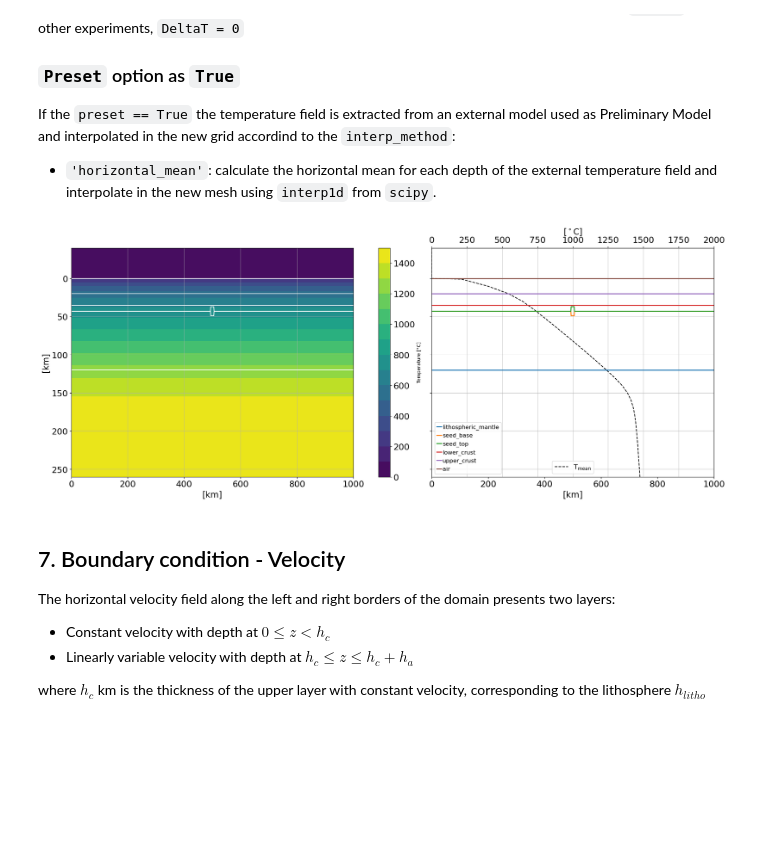
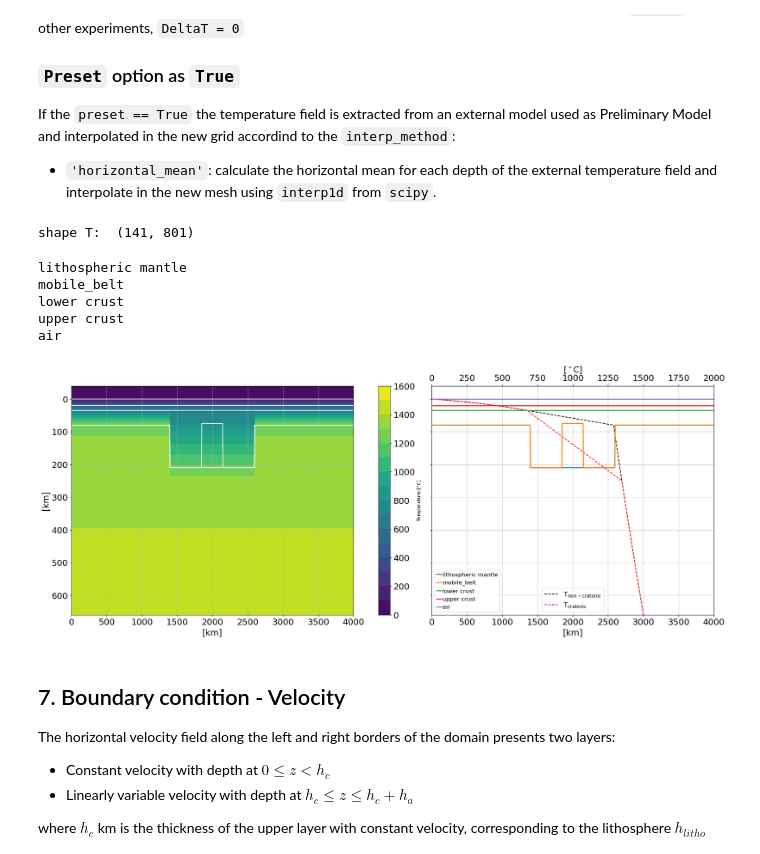
Before and after one commit to jopmas/scripts, a Jupyter notebook: basic_experiments_inputs_creator.ipynb, the cells around one changed output. Drawn from its saved outputs; the diff is of its cells as text; code cells hidden in the pictures; blank space fills up the shorter version.

```diff
--- a/basic_experiments_inputs_creator.ipynb
+++ b/basic_experiments_inputs_creator.ipynb
@@ -1459,0 +1056,19 @@ ax.legend(loc='lower left', fontsize=label_size-4)
+# %%
+#Plot interfaces
+fig, ax = plt.subplots(figsize=(16, 8))
+
+for layer in layers[1::]:
+    ax.plot(x / 1.0e3, (-layer.interface+air.base_depth) / 1e3, label=f"{layer.layer_label}")
+
+ax.set_yticks(np.arange(-Lz / 1e3, 1 / 1e3, 50))
+ax.set_xlim([0, Lx/1000])
+ax.set_ylim([(-Lz+air.base_depth) / 1e3, 0+air.base_depth / 1e3])
+
+ax.set_xlabel("x [km]")
+ax.set_ylabel("Depth [km]")
+
+ax.set_xlabel("x [km]", fontsize=label_size)
+ax.set_ylabel("Depth [km]", fontsize=label_size)
+
+ax.set_title("Interfaces: " + experiment)
+ax.legend(loc='lower left', fontsize=label_size-4)
@@ -1486,8 +1136,8 @@ If the `preset == True` the temperature field is extracted from an external mode
 ##############################################################################
 
 if(preset == False):
-    T = 1300 * (z - thickness_sa) / (thickness_litho)  # Temperature
-    # T = 1300 * (z - thickness_sa) / (130*1.0E3)  # Temperature of 1300 isotherm bellow the lithosphere
+    T = 1300 * (z - thickness_air) / (thickness_litho)  # Temperature
+    # T = 1300 * (z - thickness_air) / (130*1.0E3)  # Temperature of 1300 isotherm bellow the lithosphere
 
     ccapacity = 1250*1.0 #937.5=75% #J/kg/K? #DEFAULT.
     # ccapacity = 1250*0.75 #937.5=75% #J/kg/K?
@@ -1498,8 +1148,8 @@ if(preset == False):
     # TP = 1400
     # TP = 1450
 
-    Ta = (TP / np.exp(-10 * 3.28e-5 * (z - thickness_sa) / ccapacity)) + DeltaT
-    # Ta = 1262 / np.exp(-10 * 3.28e-5 * (z - thickness_sa) / ccapacity)steady s
+    Ta = (TP / np.exp(-10 * 3.28e-5 * (z - thickness_air) / ccapacity)) + DeltaT
+    # Ta = 1262 / np.exp(-10 * 3.28e-5 * (z - thickness_air) / ccapacity)steady s
 
     T[T < 0.0] = 0.0
     cond1 = Ta<T #VICTOR
@@ -1510,19 +1160,19 @@ if(preset == False):
 
     H = np.zeros_like(T)
 
-    cond = (z >= thickness_sa) & (z < thickness_upper_crust + thickness_sa)  # upper crust
-    H[cond] = H_upper_crust
+    cond = (z >= thickness_air) & (z < thickness_upper_crust + thickness_air)  # upper crust
+    H[cond] = upper_crust.radiogenic_heat_production
 
-    cond = (z >= thickness_upper_crust + thickness_sa) & (
-        z < thickness_lower_crust + thickness_upper_crust + thickness_sa
+    cond = (z >= thickness_upper_crust + thickness_air) & (
+        z < thickness_lower_crust + thickness_upper_crust + thickness_air
     )  # lower crust
-    H[cond] = H_lower_crust
+    H[cond] = lower_crust.radiogenic_heat_production
 
     Taux = np.copy(T)
     t = 0
     dt = 5000
     dt_sec = dt * 365 * 24 * 3600
-    # cond = (z > thickness_sa + thickness_litho) | (T == 0)  # (T > 1300) | (T == 0) #OLD
+    # cond = (z > thickness_air + thickness_litho) | (T == 0)  # (T > 1300) | (T == 0) #OLD
     cond = cond1 | (T == 0)  # (T > 1300) | (T == 0) #VICTOR
     dz = Lz / (Nz - 1)
 
@@ -1556,7 +1206,7 @@ if(preset == False):
 
         #Making the temperature profile for the keel
         Tk_mean = np.copy(datai_mean)
-        cond_mlit = (z_aux <= thickening+thickness_sa) & (z_aux >= thickness_sa + thickness_upper_crust + thickness_lower_crust)
+        cond_mlit = (z_aux <= thickening+thickness_air) & (z_aux >= thickness_air + thickness_upper_crust + thickness_lower_crust)
 
         T1 = datai_mean[cond_mlit][0] #bottom
         T0 = datai_mean[cond_mlit][-1] #top
@@ -1673,7 +1323,7 @@ else:
 
             #Making the temperature profile for the keel
             Tk_mean = np.copy(datai_mean)
-            cond_mlit = (z_aux <= thickening+thickness_sa) & (z_aux >= thickness_sa + thickness_upper_crust + thickness_lower_crust)
+            cond_mlit = (z_aux <= thickening+thickness_air) & (z_aux >= thickness_air + thickness_upper_crust + thickness_lower_crust)
 
             T1 = datai_mean[cond_mlit][0] #bottom
             T0 = datai_mean[cond_mlit][-1] #top
@@ -1717,12 +1367,14 @@ else:
         # print('shape T: ', np.shape(T))
 
     np.savetxt("input_temperature_0.txt", np.reshape(T, (Nx * Nz)), header="T1\nT2\nT3\nT4")
+# %% [output]
+shape T:  (141, 801)
 # %%
 fig, (ax0, ax1) = plt.subplots(nrows=1, ncols=2, constrained_layout=True, figsize=(20, 8), sharey=True)
 
-im = ax0.contourf(X / 1.0e3, (Z - thickness_sa) / 1.0e3, T,
+im = ax0.contourf(X / 1.0e3, (Z - thickness_air) / 1.0e3, T,
                   levels=np.arange(0, np.max(T) + 100, 100))
-ax0.set_ylim((Lz - thickness_sa) / 1.0e3, -thickness_sa / 1000)
+ax0.set_ylim((Lz - thickness_air) / 1.0e3, -thickness_air / 1000)
 ax0.set_xlabel("km", fontsize=label_size)
 ax0.set_ylabel("km", fontsize=label_size)
 ax1.set_xlabel("$^\circ$C", fontsize=label_size)
@@ -1731,53 +1383,59 @@ ax1.set_xlabel("$^\circ$C", fontsize=label_size)
 if(keel_adjust==True):
     idx = 0
 
-    ax1.plot(T[:, idx], (z - thickness_sa) / 1.0e3, "--k", label=r'T$_{\mathrm{non-cratonic}}$')
-    ax1.plot(Tk_mean_interp, (z - thickness_sa) / 1.0e3, '--', color='r', label=r'T$_{\mathrm{cratonic}}$')
+    ax1.plot(T[:, idx], (z - thickness_air) / 1.0e3, "--k", label=r'T$_{\mathrm{non-cratonic}}$')
+    ax1.plot(Tk_mean_interp, (z - thickness_air) / 1.0e3, '--', color='r', label=r'T$_{\mathrm{cratonic}}$')
 
-    # ax1.plot(tfit, (z - thickness_sa) / 1.0e3, '--', color='b', label=r'T$_{\mathrm{fit}}$')
+    # ax1.plot(tfit, (z - thickness_air) / 1.0e3, '--', color='b', label=r'T$_{\mathrm{fit}}$')
 else:
-    ax1.plot(T[:, 0], (z - thickness_sa) / 1.0e3, "--k", label=r'T$_{\mathrm{mean}}$')
+    ax1.plot(T[:, 0], (z - thickness_air) / 1.0e3, "--k", label=r'T$_{\mathrm{mean}}$')
 
 T_xlim = 2000 #oC
 code = 0
 
 ax_aux = ax1.twiny()
 
-for label, layer in interfaces.items():
+for layer in layers[1::]:
+    print(layer.layer_label)
     # print(label, "(size): ", np.size(layer))
-    # ax1.plot(x/1.0E3, (-layer + thickness_sa)/1.0E3, label=f"{label}")
-    ax0.plot(x/1.0E3, (layer - thickness_sa)/1.0E3, color='xkcd:white')
-    ax_aux.plot(x/1.0E3, (layer - thickness_sa)/1.0E3, label=label, lw=2)
+    # ax1.plot(x/1.0E3, (-layer + thickness_air)/1.0E3, label=f"{label}")
+    ax0.plot(x/1.0E3, (layer.interface - thickness_air)/1.0E3, color='xkcd:white')
+    ax_aux.plot(x/1.0E3, (layer.interface - thickness_air)/1.0E3, label=f"{layer.layer_label}", lw=2)
 
 
-ax0.set_ylim((Lz - thickness_sa) / 1.0e3, -thickness_sa / 1000)
+ax0.set_ylim((Lz - thickness_air) / 1.0e3, -thickness_air / 1000)
 ax0.set_xlabel("[km]", fontsize=label_size)
 ax0.set_ylabel("[km]", fontsize=label_size)
 
 
 ax1.set_xlabel("[$^\circ$C]", fontsize=label_size)
 cbar = fig.colorbar(im, orientation='vertical', ax=ax0)
 cbar.set_label("Temperature [°C]")
 
 ax1.tick_params(top=True, labeltop=True, bottom=False, labelbottom=False)
 ax1.xaxis.set_label_position('top')
-ax1.set_ylim((Lz - thickness_sa) / 1.0e3, -thickness_sa / 1000)
+ax1.set_ylim((Lz - thickness_air) / 1.0e3, -thickness_air / 1000)
 ax1.set_xlim(0, T_xlim)
 ax0.grid(':k', alpha=0.7)
 ax1.grid(':k', alpha=0.7)
 
 ax_aux.tick_params(top=False, labeltop=False, bottom=True, labelbottom=True)
 ax_aux.xaxis.set_label_position('bottom')
 ax_aux.set_xlabel('[km]', fontsize=label_size)
 ax_aux.set_xlim(0, Lx/1000)
-ax_aux.set_ylim((Lz - thickness_sa) / 1.0e3, -thickness_sa / 1000)
+ax_aux.set_ylim((Lz - thickness_air) / 1.0e3, -thickness_air / 1000)
 
 ax1.legend(loc='lower center', fontsize=14, ncol=1)
 ax_aux.legend(loc='lower left', fontsize=12, ncol=1, handletextpad=0.2, handlelength=.8)
 
 fig.savefig("initial_temperature_field.png")
 # %% [output]
+lithospheric mantle
+mobile_belt
+lower crust
+upper crust
+air
-[figure, old version]
+[figure, new version]
 # %% [markdown]
 ## 7. Boundary condition - Velocity
 
```
Also changed, not shown: parts of 15 cells of this notebook, 7 other files.
